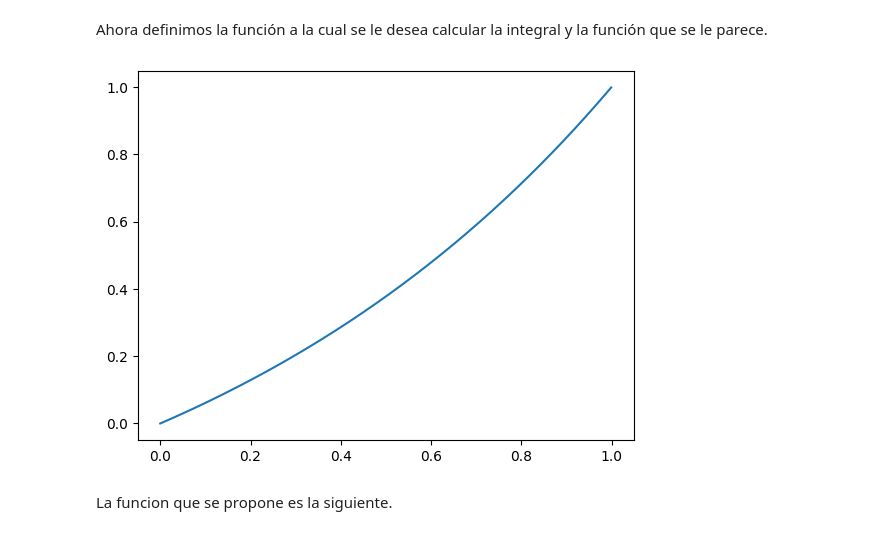
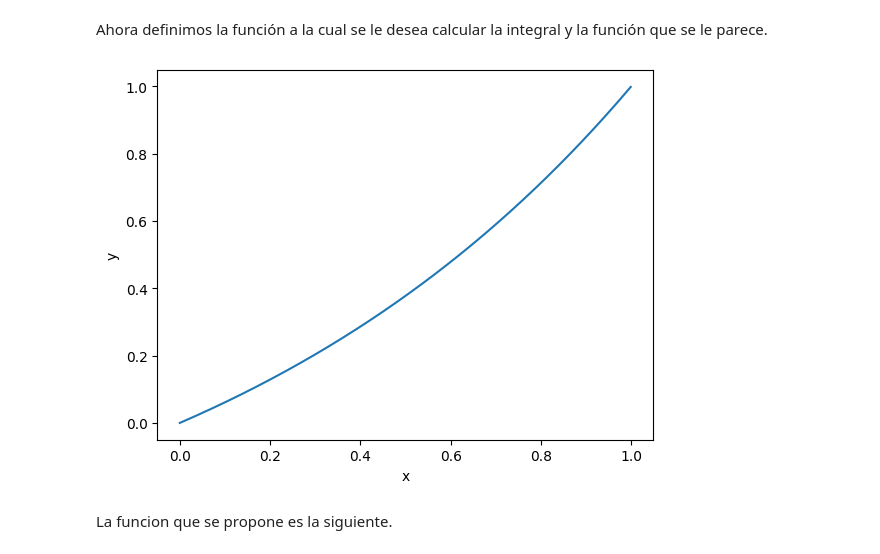
Before and after one commit to AyaxYordi/Simulacion-2---2024, a Jupyter notebook: Variantes_del_Monte_Carlo.ipynb, the cells around one changed output. Saved outputs shown, nothing was run; the diff lists cells and outputs as text; code cells hidden in the pictures.

```diff
--- a/Variantes_del_Monte_Carlo.ipynb
+++ b/Variantes_del_Monte_Carlo.ipynb
@@ -60,11 +60,13 @@ Ahora definimos la función a la cual se le desea calcular la integral y la func
 # %%
 f1 = lambda x : (np.exp(x)-1)/(e-1)
 
 t = np.arange(0,1,0.001)
 plt.plot(t,f1(t))
+plt.xlabel("x")
+plt.ylabel("y")
 plt.show()
 # %% [output]
-[figure, old version]
+[figure, new version]
 # %% [markdown]
 La funcion que se propone es la siguiente.
 # %%
```
Also changed, not shown: parts of 13 cells of this notebook.
